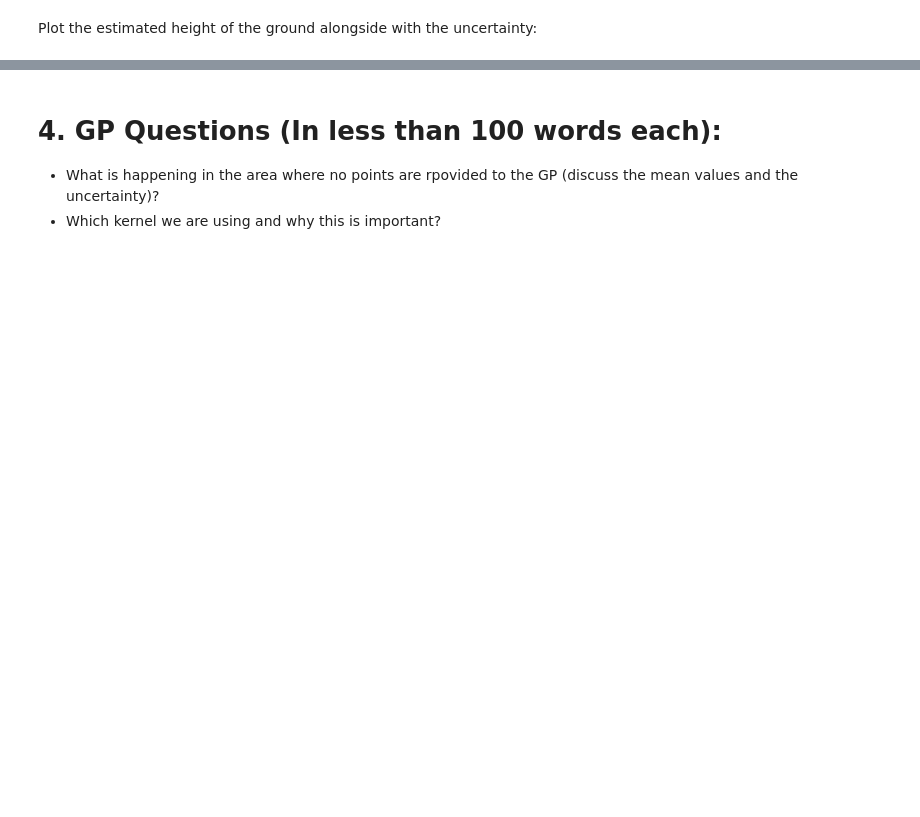
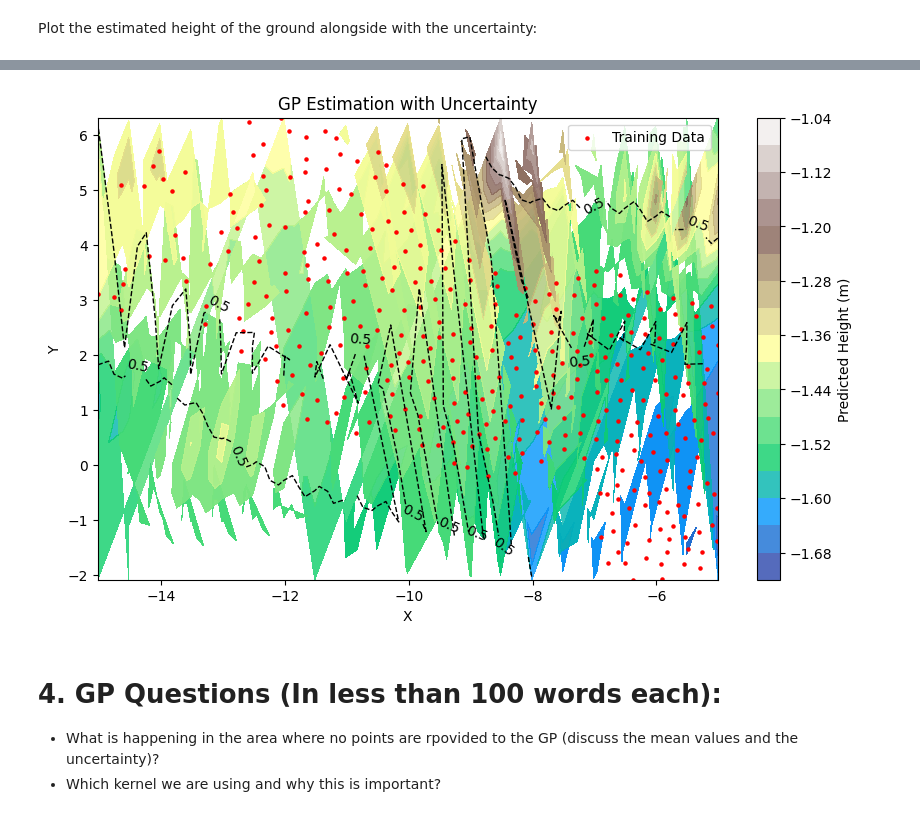
Before and after one commit to seank1m/artificial-intelligence-for-robotics, a Jupyter notebook: Assignment2.ipynb, the cells around one changed output, grey strips where cells are left out. Cells and saved outputs as stored; diff of their text form; code cells hidden in the pictures; blank space fills up the shorter version.

```diff
--- a/Assignment2.ipynb
+++ b/Assignment2.ipynb
@@ -210,6 +349,7 @@ locations = df_ground[['x','y']].to_numpy()
 heights = df_ground['z'].to_numpy()
 # %%
 # See the mean and variance of the modelled property
-mu = ... # TODO
-sigma=...  # TODO
-mu, sigma
+mu = np.mean(heights)
+sigma= np.std(heights)
+
+print (mu, sigma)
@@ -218,7 +360,14 @@ from numpy import exp, sqrt, sum
 from numpy import diag, eye
 from numpy.linalg import inv, solve
 
-lengthscale =  # meter  # TODO
+lengthscale =  1.0 # TODO
 
-def kernel(x1, x2, sigma=sigma, lengthscale=lengthscale):
-    return  ... # TODO
+def kernel(x1, x2, sigma=1.0, lengthscale=1.0):
+
+    #x1: (n1, 2) array of 2D points
+    #x2: (n2, 2) array of 2D points
+    #Returns: (n1, n2) kernel matrix
+
+    sq_dist = np.sum(x1**2, axis=1).reshape(-1, 1) + np.sum(x2**2, axis=1) - 2 * np.dot(x1, x2.T)
+
+    return sigma**2 * np.exp(-0.5 * sq_dist / lengthscale**2)
@@ -255,0 +416,41 @@ Plot the estimated height of the ground alongside with the uncertainty:
+# %%
+# TODO
+# plot the ground truth
+
+plot_cloud(x=xd[:,0], y=xd[:,1], z=yd).show()
+plot_cloud(x=xq[:,0], y=xq[:,1], z=mean_q, color=std_q).show()
+
+# then plot the estimation with the uncertainty
+
+from matplotlib import pyplot as plt
+
+
+
+
+grid_shape = (len(np.unique(xq[:, 1])), len(np.unique(xq[:, 0])))  # (ny, nx)
+xx = xq[:, 0].reshape(grid_shape)  # grid_shape = (nx, ny)
+yy = xq[:, 1].reshape(grid_shape)
+zz_mean = mean_q.reshape(grid_shape)
+zz_std = std_q.reshape(grid_shape)
+
+# Create plot
+plt.figure(figsize=(10, 6))
+
+# Mean prediction (filled contours)
+plt.contourf(xx, yy, zz_mean, levels=20, cmap='terrain', alpha=0.8)
+cbar = plt.colorbar(label='Predicted Height (m)')
+
+# Uncertainty contours (±1σ, ±2σ)
+cs = plt.contour(xx, yy, zz_std,
+                 levels=[0.5*np.max(zz_std), np.max(zz_std)],  # Adjust levels as needed
+                 colors='k', linestyles='--', linewidths=1)
+plt.clabel(cs, inline=True, fontsize=10)
+
+# Overlay training points (optional)
+plt.scatter(xd[:, 0], xd[:, 1], c='r', s=5, label='Training Data')
+plt.xlabel('X')
+plt.ylabel('Y')
+plt.title('GP Estimation with Uncertainty')
+plt.legend()
+plt.show()
+# %% [output]
@@ -256,3 +459,4 @@ Plot the estimated height of the ground alongside with the uncertainty:
+[figure, added]
 # %% [markdown]
 # 4. GP Questions (In less than 100 words each):
 - What is happening in the area where no points are rpovided to the GP (discuss the mean values and the uncertainty)?
```
Also changed, not shown: parts of 11 cells of this notebook.
